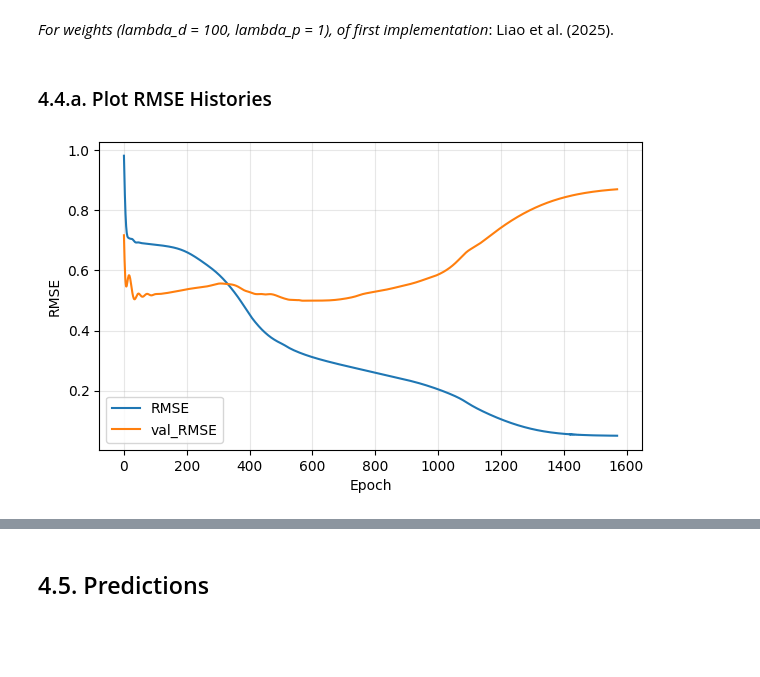
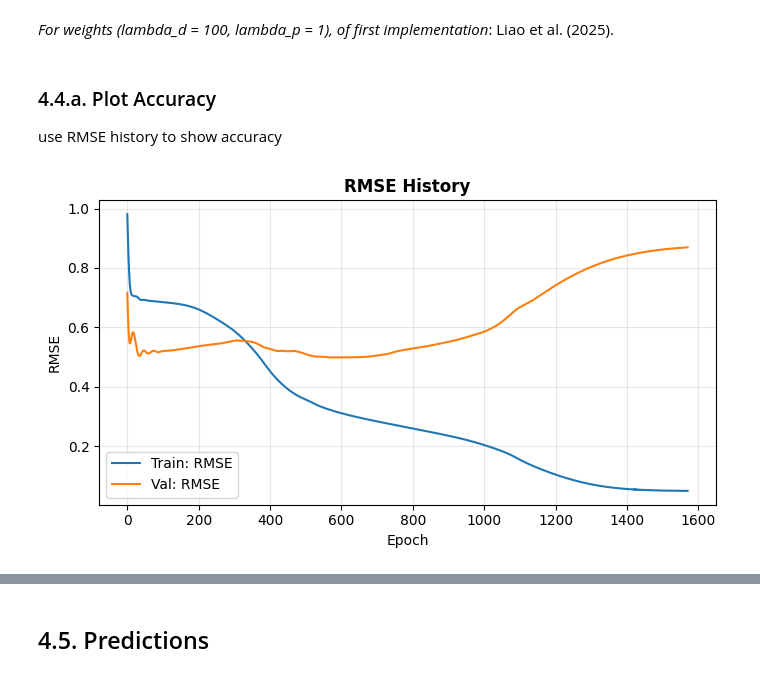
Before and after one commit to jessk816/pinn, a Jupyter notebook: models/pinn/pinn_zhou.ipynb, the cells around one changed output, grey strips where cells are left out. Drawn from its saved outputs; the diff is of its cells as text; code cells hidden in the pictures; blank space fills up the shorter version.

Commit message:
plots and interpretations

```diff
--- a/models/pinn/pinn_zhou.ipynb
+++ b/models/pinn/pinn_zhou.ipynb
@@ -856,30 +856,33 @@ def plot_history(train_metric,
                  metric_name="Loss",
                  log_scale=False):
 
-    plt.figure(figsize=(7,4))
+    fig, ax = plt.subplots(figsize=(7,4))
 
-    plt.plot(train_metric, label=metric_name)
+    ax.plot(train_metric, label=f"Train: {metric_name}")
 
     # validation metric
     if val_metric is not None:
-        plt.plot(val_metric,
-                 label=f"val_{metric_name}")
+        ax.plot(val_metric,
+                 label=f"Val: {metric_name}")
 
     # axis labels
-    plt.xlabel("Epoch")
-    plt.ylabel(metric_name)
+    ax.set_xlabel("Epoch")
+    ax.set_ylabel(metric_name)
+    ax.set_title(f"{metric_name} History", fontweight="bold")
 
     # log scale if necessayr
     if log_scale:
-        plt.yscale("log")
+        ax.yscale("log")
 
     # legend, grig
-    plt.legend()
-    plt.grid(alpha=0.3)
+    ax.legend()
+    ax.grid(alpha=0.3)
+
+    fig.tight_layout()
 
     # save and show
-    fig.tight_layout()
-    fig.savefig(f"graphs_pinn/3_val_{metric_name}.png", dpi=150)
+    filename = metric_name.lower().replace(" ", "_")
+    fig.savefig(f"graphs_pinn/3_val_{filename}.png", dpi=150)
     plt.show()
 # %% [markdown]
 ## 4.3. Define Losses
@@ -1004,12 +1007,12 @@ Early stopping at epoch 1570
 # %% [markdown]
 *For weights (lambda_d = 100, lambda_p = 1), of first implementation*: Liao et al. (2025).
 # %% [markdown]
-### 4.4.a. Plot RMSE Histories
+### 4.4.a. Plot Accuracy
+use RMSE history to show accuracy
 # %%
-plot_history(
-    train_rmse_history,
-    test_rmse_history,
-    metric_name="RMSE"
-)
+plot_history(train_metric=train_rmse_history,
+             val_metric=test_rmse_history,
+             metric_name="RMSE",
+             log_scale=False)
 # %% [output]
-[figure, old version]
+[figure, new version]
```
Also changed, not shown: parts of 3 cells of this notebook, 1 other file.
